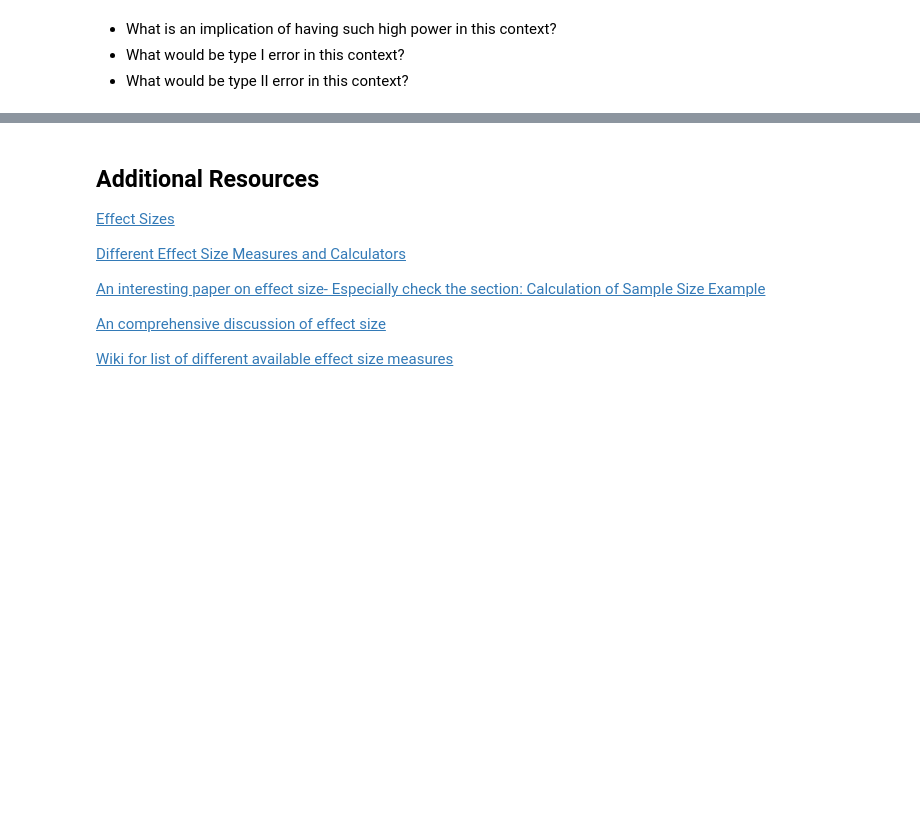
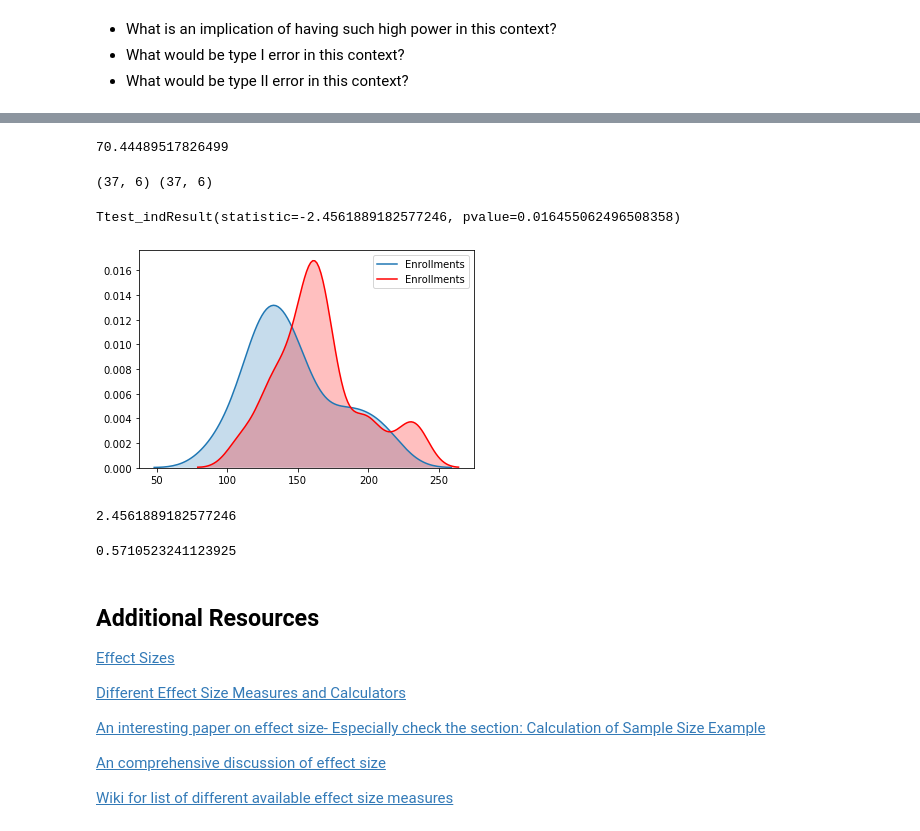
Before and after one commit to SlimHintz/A-B_Testing, a Jupyter notebook: A-B_Testing_Power_EffectSize.ipynb, the cells around one changed output, grey strips where cells are left out. Drawn from its saved outputs; the diff is of its cells as text; code cells hidden in the pictures; blank space fills up the shorter version.

```diff
--- a/A-B_Testing_Power_EffectSize.ipynb
+++ b/A-B_Testing_Power_EffectSize.ipynb
@@ -314,5 +353,5 @@ They have randomly selected some students to get the form (experimental group) a
 
 4. Calculate your observed effect size
 # %%
-control = pd.read_csv('control_data.csv')
-exper = pd.read_csv('experiment_data.csv')
+control = pd.read_csv('control_data.csv',index_col=0)
+exper = pd.read_csv('experiment_data.csv', index_col=0)
@@ -320,0 +376,25 @@ exper = pd.read_csv('experiment_data.csv')
+# %%
+effect_size = 0.55
+alpha = 0.05 # significance level
+power = 0.9
+
+power_analysis = TTestIndPower()
+sample_size = power_analysis.solve_power(effect_size = effect_size,
+                                         power = power,
+                                         alpha = alpha)
+sample_size
+# %% [output]
+70.44489517826499
+# %%
+print(control.shape, exper.shape)
+# %% [output]
+(37, 6) (37, 6)
+# %%
+stats.ttest_ind(exper['Enrollments'],control['Enrollments'])
+# %% [output]
+Ttest_indResult(statistic=-2.4561889182577246, pvalue=0.016455062496508358)
+# %%
+sns.kdeplot(exper['Enrollments'], shade = True)
+sns.kdeplot(control['Enrollments'], shade = True, color = 'red');
+# %% [output]
+[figure, added]
@@ -321,3 +403,12 @@ exper = pd.read_csv('experiment_data.csv')
+# %%
+delta = d *((37/2)**0.5)
+delta
+# %% [output]
+2.4561889182577246
+# %%
+d
+# %% [output]
+0.5710523241123925
 # %% [markdown]
 ## Additional Resources
 
```
Also changed, not shown: parts of 17 cells of this notebook.
